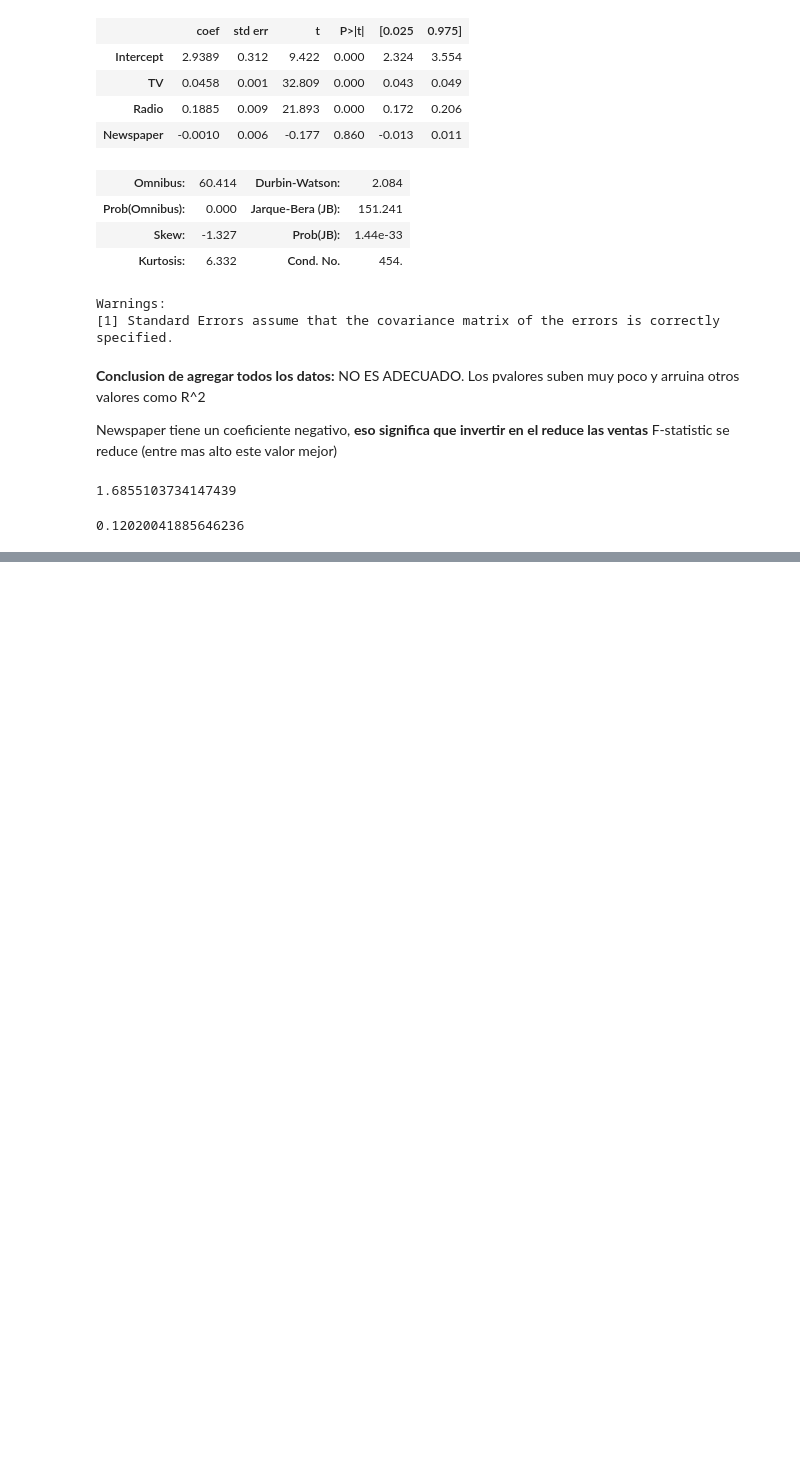
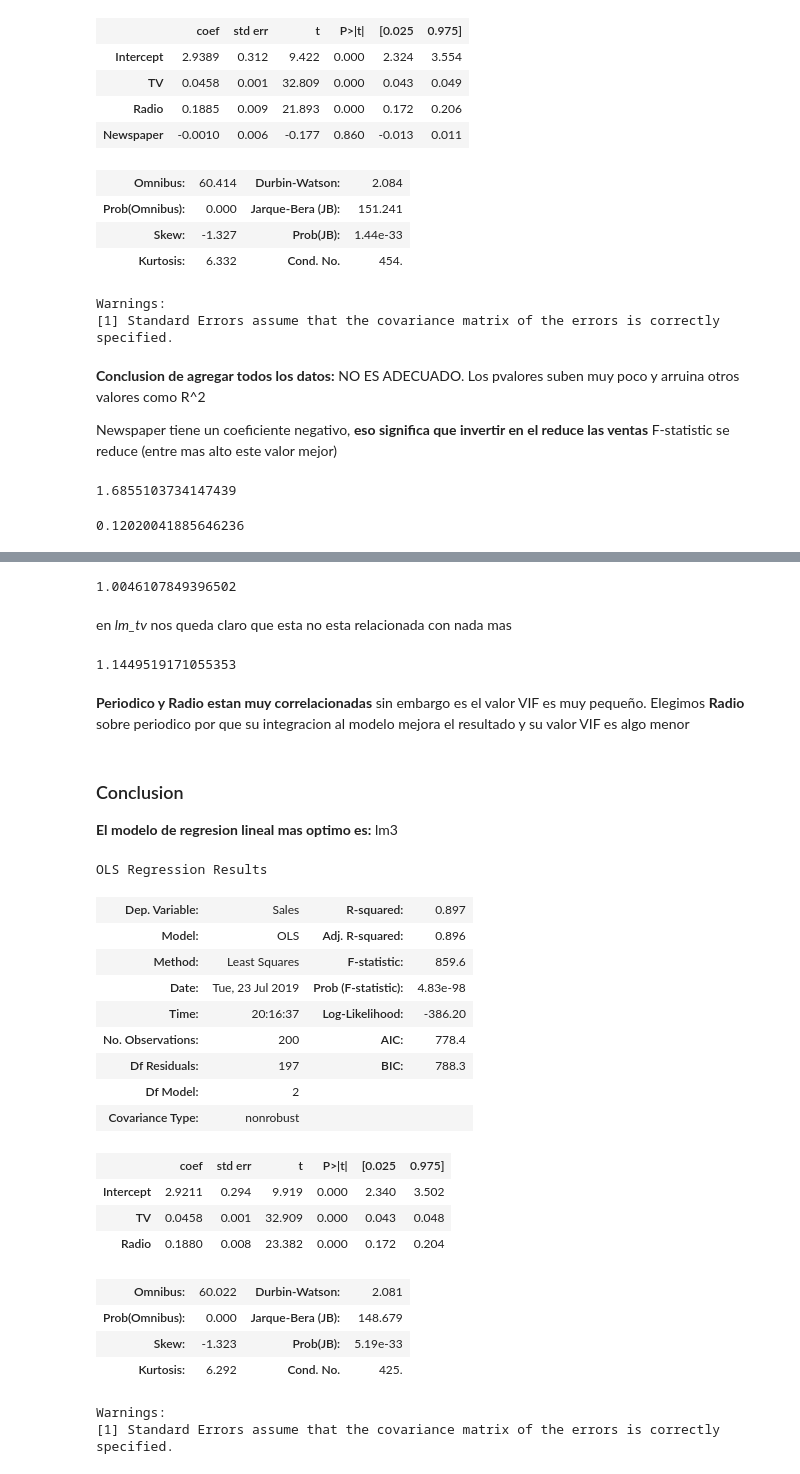
Before and after one commit to Karenahv/python-ml-curso, a Jupyter notebook: notebooks/T4 - 2 - Linear Regression - Regresión Lineal Simple.ipynb, the cells around one changed output, grey strips where cells are left out. Drawn from its saved outputs; the diff is of its cells as text; code cells hidden in the pictures; blank space fills up the shorter version.

```diff
--- a/notebooks/T4 - 2 - Linear Regression - Regresión Lineal Simple.ipynb
+++ b/notebooks/T4 - 2 - Linear Regression - Regresión Lineal Simple.ipynb
@@ -366,0 +409,46 @@ RSE/sales_m
+# %%
+# TV ~ Newspaper + Radio -> R^2 VIF = 1/(1-R^2)
+lm_tv = smf.ols(formula="TV~Newspaper+Radio", data=data).fit()
+rsquared_tv = lm_tv.rsquared #radio al cuadrado
+VIF = 1/(1-rsquared_tv)
+VIF
+# %% [output]
+1.0046107849396502
+# %% [markdown]
+en _lm_tv_ nos queda claro que esta no esta relacionada con nada mas
+# %%
+# Radio ~ TV + Newspaper -> R^2 VIF = 1/(1-R^2)
+lm_r = smf.ols(formula="Radio~Newspaper+TV", data=data).fit()
+rsquared_r = lm_r.rsquared
+VIF = 1/(1-rsquared_r)
+VIF
+# %% [output]
+1.1449519171055353
+# %% [markdown]
+**Periodico y Radio estan muy correlacionadas** sin embargo es el valor VIF es muy pequeño. Elegimos **Radio** sobre periodico por que su integracion al modelo mejora el resultado y su valor VIF es algo menor
+# %% [markdown]
+### Conclusion
+**El modelo de regresion lineal mas optimo es:** lm3
+# %%
+lm3.summary() #mejor modelo o el mas optimo
+# %% [output]
+OLS Regression Results
+| Dep. Variable: | Sales | R-squared: | 0.897 |
+| Model: | OLS | Adj. R-squared: | 0.896 |
+| Method: | Least Squares | F-statistic: | 859.6 |
+| Date: | Tue, 23 Jul 2019 | Prob (F-statistic): | 4.83e-98 |
+| Time: | 20:16:37 | Log-Likelihood: | -386.20 |
+| No. Observations: | 200 | AIC: | 778.4 |
+| Df Residuals: | 197 | BIC: | 788.3 |
+| Df Model: | 2 |  |  |
+| Covariance Type: | nonrobust |  |  |
+|  | coef | std err | t | P>|t| | [0.025 | 0.975] |
+| Intercept | 2.9211 | 0.294 | 9.919 | 0.000 | 2.340 | 3.502 |
+| TV | 0.0458 | 0.001 | 32.909 | 0.000 | 0.043 | 0.048 |
+| Radio | 0.1880 | 0.008 | 23.382 | 0.000 | 0.172 | 0.204 |
+| Omnibus: | 60.022 | Durbin-Watson: | 2.081 |
+| Prob(Omnibus): | 0.000 | Jarque-Bera (JB): | 148.679 |
+| Skew: | -1.323 | Prob(JB): | 5.19e-33 |
+| Kurtosis: | 6.292 | Cond. No. | 425. |
+Warnings:
+[1] Standard Errors assume that the covariance matrix of the errors is correctly specified.
```
Also changed, not shown: parts of 6 cells of this notebook, 1 other file.
